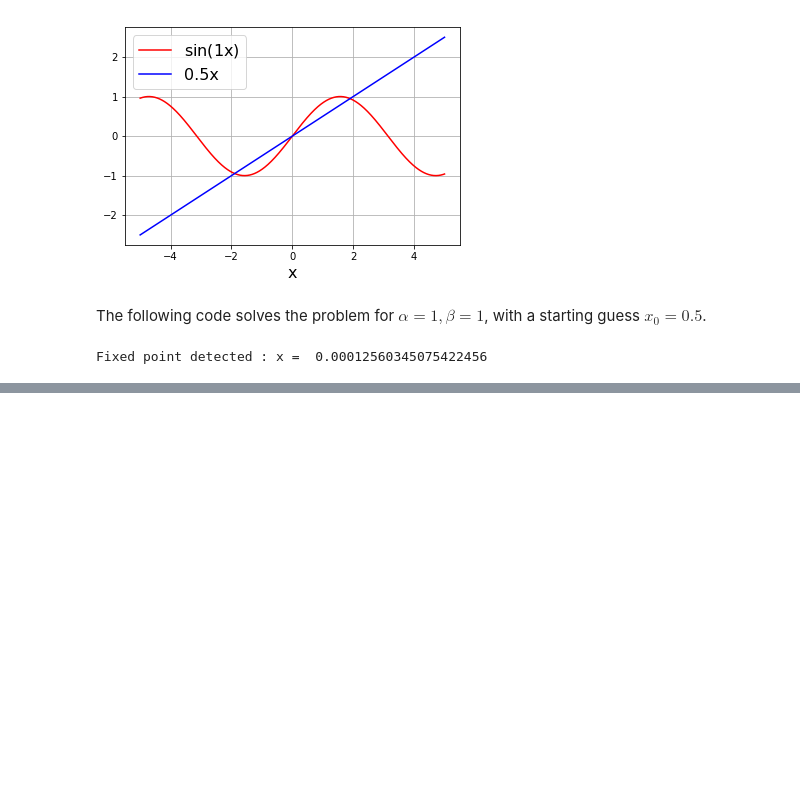
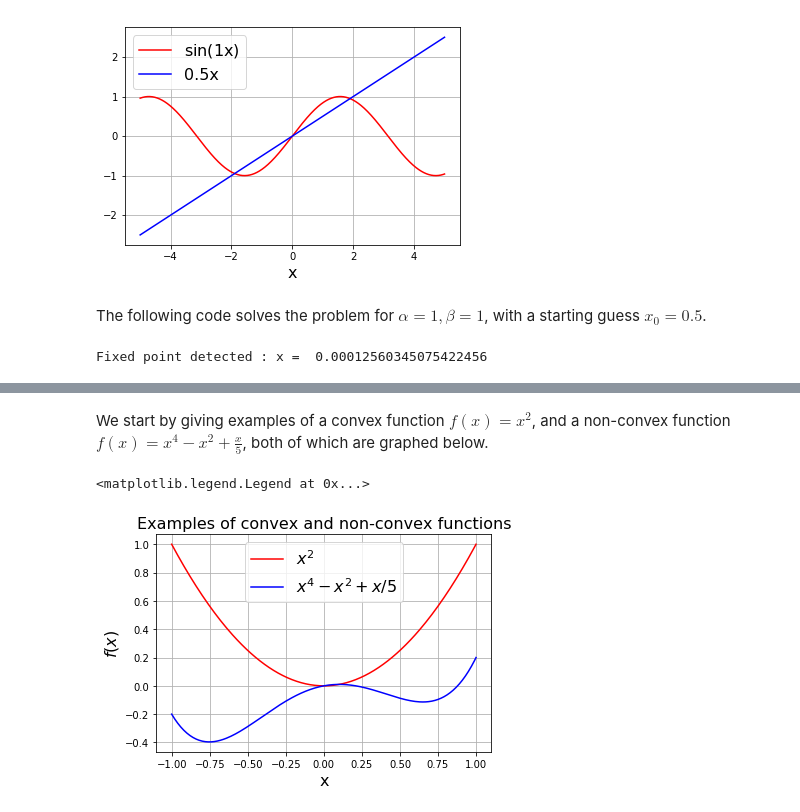
Before and after one commit to icme/cme193, a Jupyter notebook: nb/2018_fall/Lecture4-Optimization-Using-Python-SciPy.ipynb, the cells around one changed output, grey strips where cells are left out. Cells and saved outputs as stored; diff of their text form; code cells hidden in the pictures; blank space fills up the shorter version.

```diff
--- a/nb/2018_fall/Lecture4-Optimization-Using-Python-SciPy.ipynb
+++ b/nb/2018_fall/Lecture4-Optimization-Using-Python-SciPy.ipynb
@@ -971,0 +973,21 @@ Fixed point detected : x1 =  1.4920333011718168 , x2 =  1.3722813232690143
+# %% [markdown]
+We start by giving examples of a convex function $f(x) = x^2$, and a non-convex function $f(x) = x^4 - x^2 + \frac{x}{5}$, both of which are graphed below.
+# %%
+%matplotlib inline
+
+step = 0.01
+max_x = 1
+x = np.arange(-max_x, max_x + step, step)
+y1 = x ** 2
+y2 = x ** 4 - x ** 2 + x / 5.0
+
+plt.plot(x, y1, "-r", label="$x^2$")
+plt.plot(x, y2, "-b", label="$x^4 - x^2 + x / 5$")
+plt.grid()
+plt.xlabel("x", fontsize=16)
+plt.ylabel("$f(x)$", fontsize=16)
+plt.title("Examples of convex and non-convex functions", fontsize=16)
+plt.legend(fontsize=16)
+# %% [output]
+<matplotlib.legend.Legend at 0x...>
+[figure, added]
```
Also changed, not shown: parts of 51 cells of this notebook.
